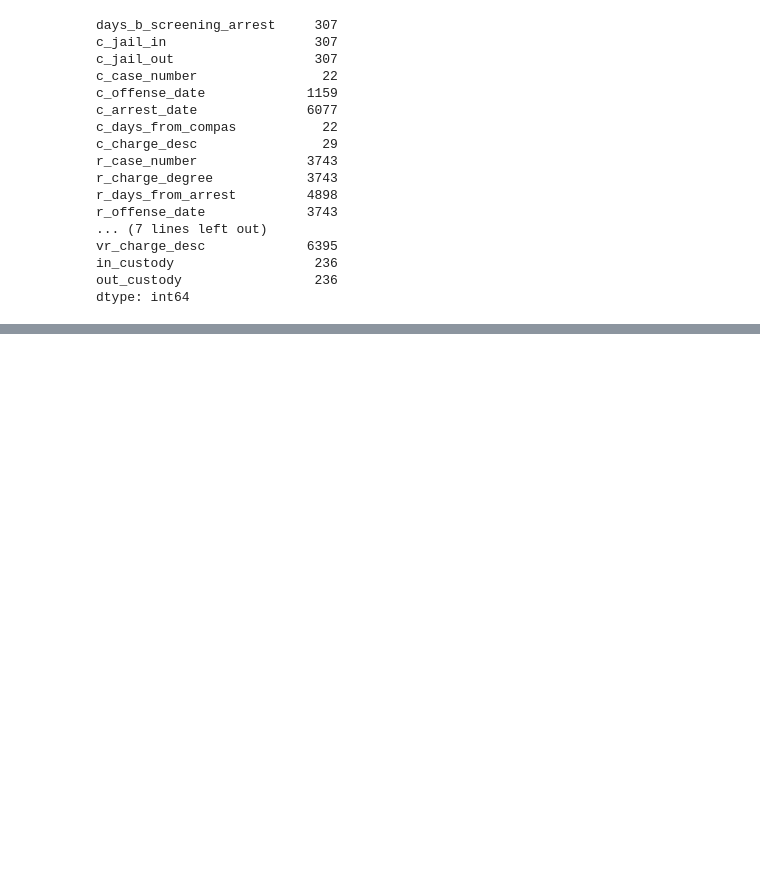
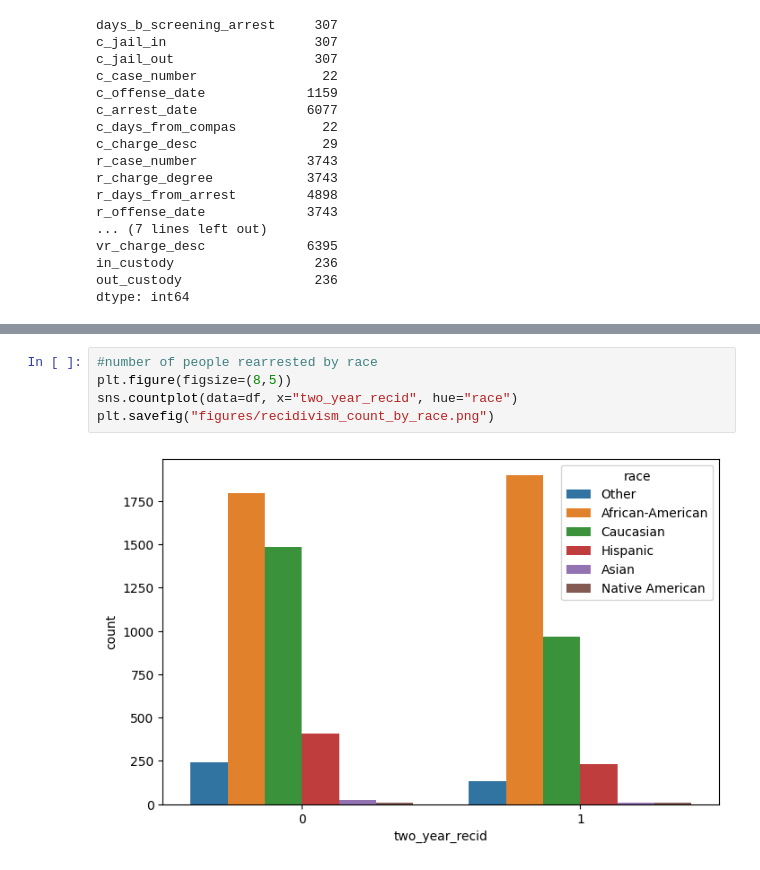
Before and after one commit to estellelm38/Fairness_COMPAS, a Jupyter notebook: dataset_exploration.ipynb, the cells around one changed output, grey strips where cells are left out. Cells and saved outputs as stored; diff of their text form; blank space fills up the shorter version.

```diff
--- a/dataset_exploration.ipynb
+++ b/dataset_exploration.ipynb
@@ -165,0 +246,7 @@ plt.show()
+# %%
+#number of people rearrested by race
+plt.figure(figsize=(8,5))
+sns.countplot(data=df, x="two_year_recid", hue="race")
+plt.savefig("figures/recidivism_count_by_race.png")
+# %% [output]
+[figure, added]
```
Also changed, not shown: parts of 21 cells of this notebook.
